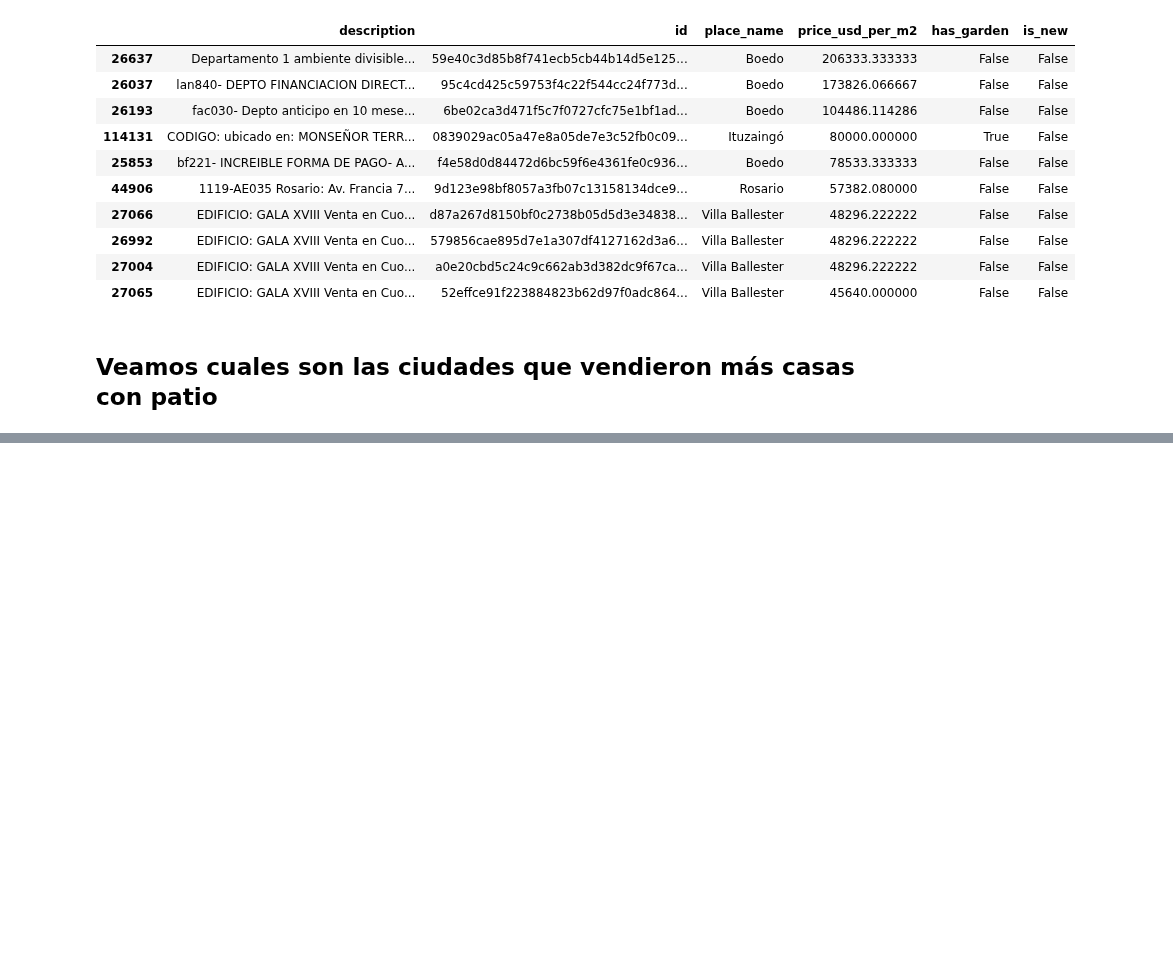
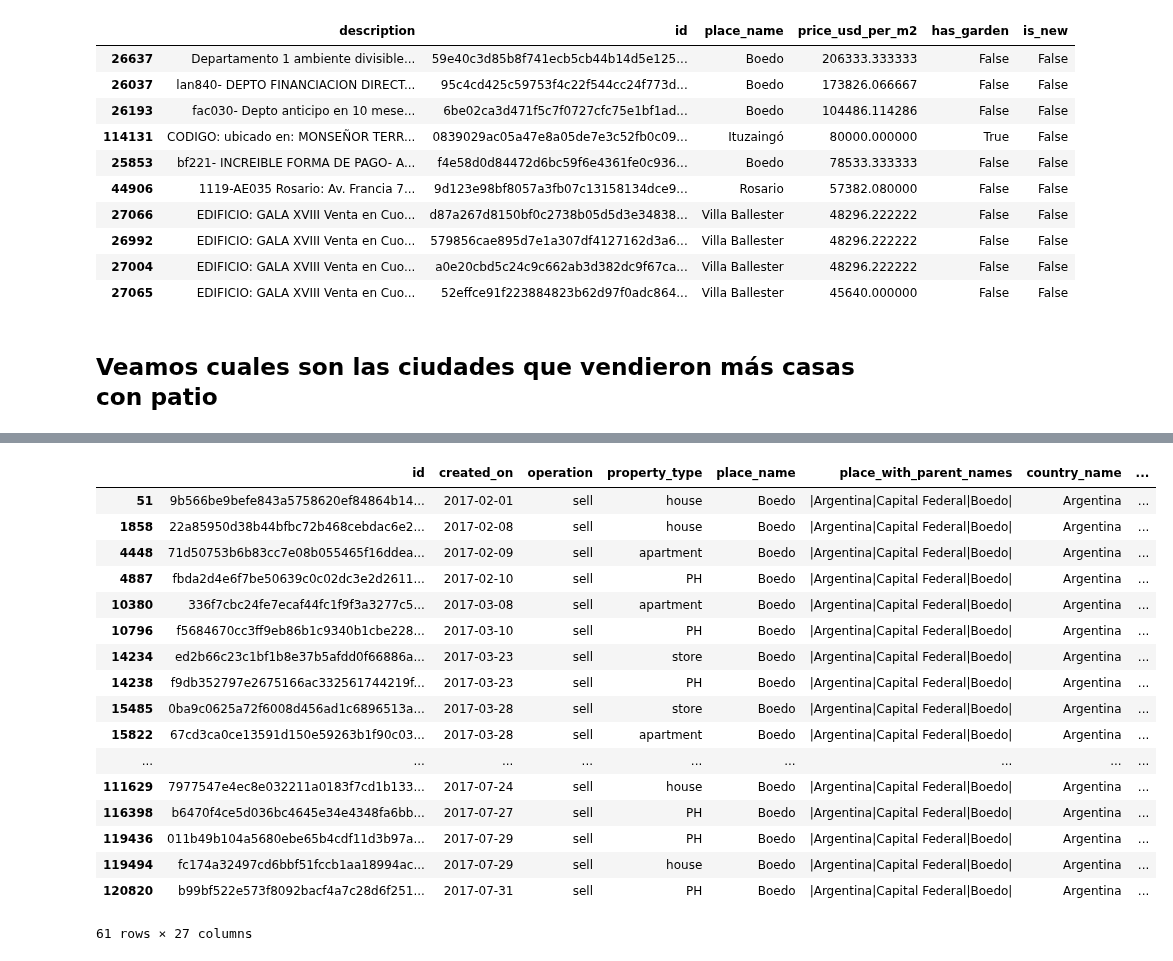
Before and after one commit to AlejandroDaneri/Machine-Learning-Properati, a Jupyter notebook: Charly-Items.ipynb, the cells around one changed output, grey strips where cells are left out. Saved outputs shown, nothing was run; the diff lists cells and outputs as text; code cells hidden in the pictures; blank space fills up the shorter version.

```diff
--- a/Charly-Items.ipynb
+++ b/Charly-Items.ipynb
@@ -113,0 +115,21 @@ properties_garden_count.sort_values(by='has_garden_percent',ascending=False)
+# %%
+propiedades_full[(propiedades_full['place_name']=='Boedo') & (propiedades_full['description'].str.lower().str.contains('patio'))]
+# %% [output]
+|  | id | created_on | operation | property_type | place_name | place_with_parent_names | country_name | ... |
+| 51 | 9b566be9befe843a5758620ef84864b14... | 2017-02-01 | sell | house | Boedo | |Argentina|Capital Federal|Boedo| | Argentina | ... |
+| 1858 | 22a85950d38b44bfbc72b468cebdac6e2... | 2017-02-08 | sell | house | Boedo | |Argentina|Capital Federal|Boedo| | Argentina | ... |
+| 4448 | 71d50753b6b83cc7e08b055465f16ddea... | 2017-02-09 | sell | apartment | Boedo | |Argentina|Capital Federal|Boedo| | Argentina | ... |
+| 4887 | fbda2d4e6f7be50639c0c02dc3e2d2611... | 2017-02-10 | sell | PH | Boedo | |Argentina|Capital Federal|Boedo| | Argentina | ... |
+| 10380 | 336f7cbc24fe7ecaf44fc1f9f3a3277c5... | 2017-03-08 | sell | apartment | Boedo | |Argentina|Capital Federal|Boedo| | Argentina | ... |
+| 10796 | f5684670cc3ff9eb86b1c9340b1cbe228... | 2017-03-10 | sell | PH | Boedo | |Argentina|Capital Federal|Boedo| | Argentina | ... |
+| 14234 | ed2b66c23c1bf1b8e37b5afdd0f66886a... | 2017-03-23 | sell | store | Boedo | |Argentina|Capital Federal|Boedo| | Argentina | ... |
+| 14238 | f9db352797e2675166ac332561744219f... | 2017-03-23 | sell | PH | Boedo | |Argentina|Capital Federal|Boedo| | Argentina | ... |
+| 15485 | 0ba9c0625a72f6008d456ad1c6896513a... | 2017-03-28 | sell | store | Boedo | |Argentina|Capital Federal|Boedo| | Argentina | ... |
+| 15822 | 67cd3ca0ce13591d150e59263b1f90c03... | 2017-03-28 | sell | apartment | Boedo | |Argentina|Capital Federal|Boedo| | Argentina | ... |
+| ... | ... | ... | ... | ... | ... | ... | ... | ... |
+| 111629 | 7977547e4ec8e032211a0183f7cd1b133... | 2017-07-24 | sell | house | Boedo | |Argentina|Capital Federal|Boedo| | Argentina | ... |
+| 116398 | b6470f4ce5d036bc4645e34e4348fa6bb... | 2017-07-27 | sell | PH | Boedo | |Argentina|Capital Federal|Boedo| | Argentina | ... |
+| 119436 | 011b49b104a5680ebe65b4cdf11d3b97a... | 2017-07-29 | sell | PH | Boedo | |Argentina|Capital Federal|Boedo| | Argentina | ... |
+| 119494 | fc174a32497cd6bbf51fccb1aa18994ac... | 2017-07-29 | sell | house | Boedo | |Argentina|Capital Federal|Boedo| | Argentina | ... |
+| 120820 | b99bf522e573f8092bacf4a7c28d6f251... | 2017-07-31 | sell | PH | Boedo | |Argentina|Capital Federal|Boedo| | Argentina | ... |
+61 rows × 27 columns
```
Also changed, not shown: parts of 2 cells of this notebook.
